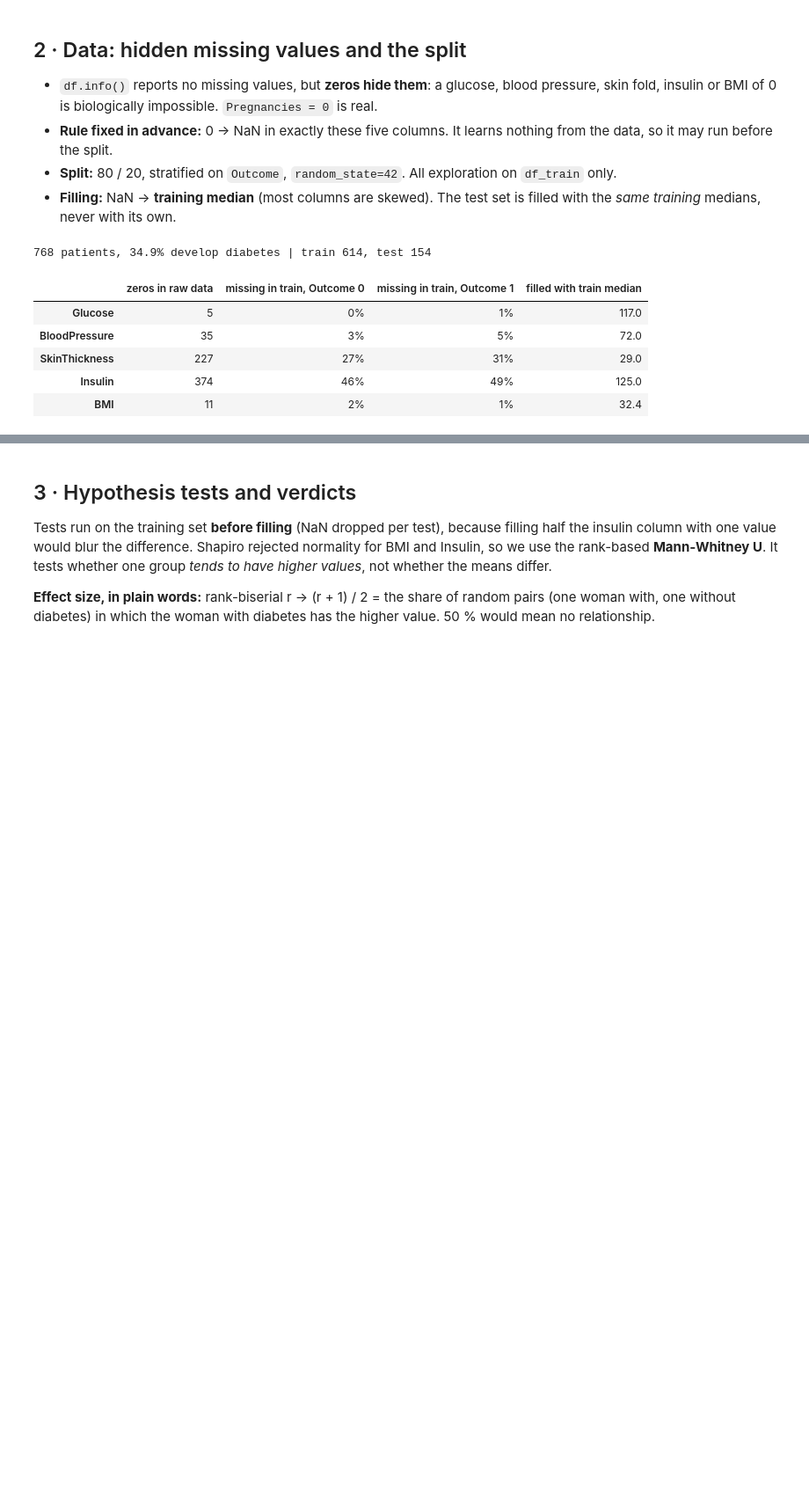
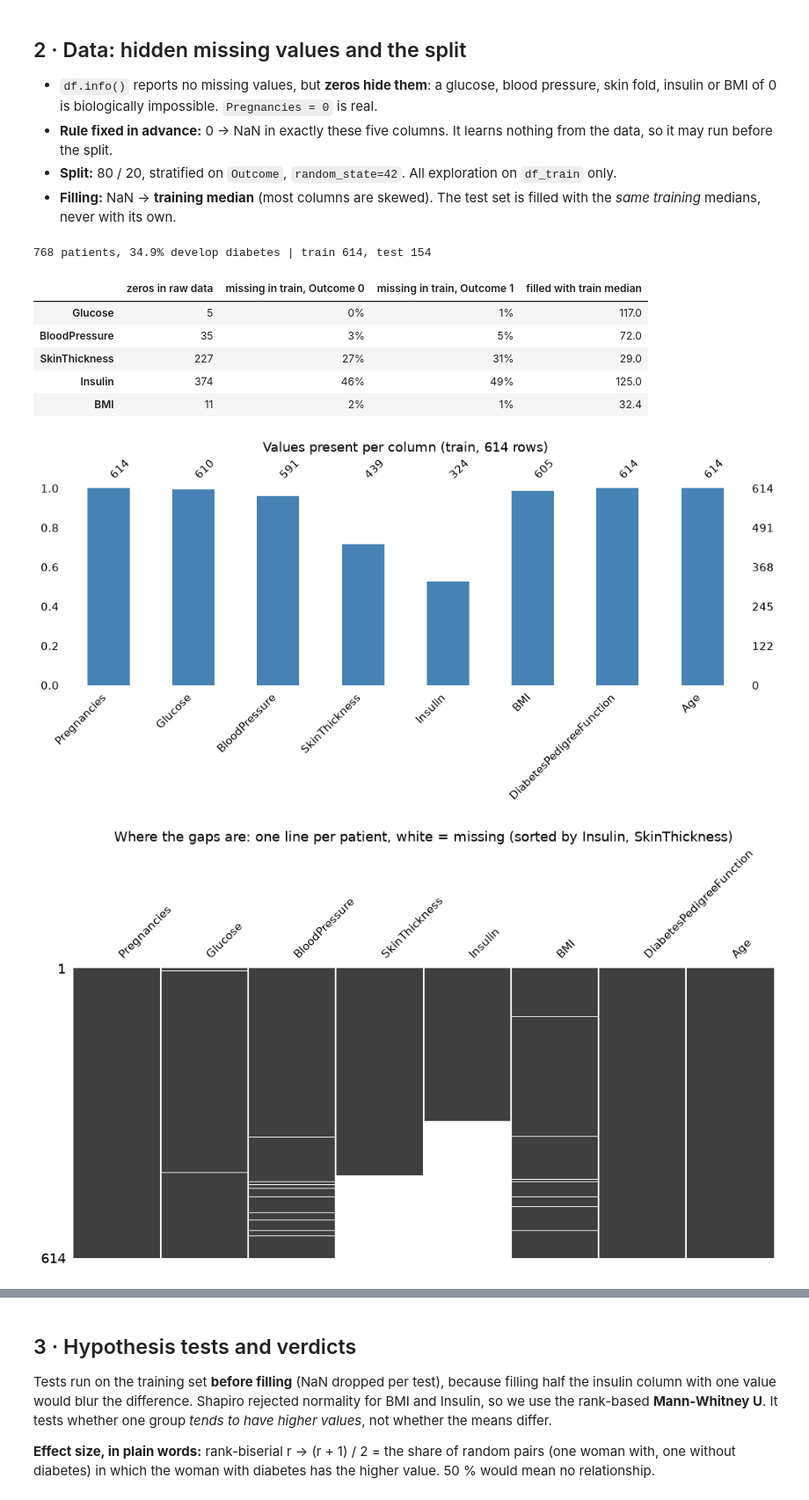
Before and after one commit to khaldounalhanawi/Project-Diabetes, a Jupyter notebook: 01_diabetes_project_presentation.ipynb, the cells around one changed output, grey strips where cells are left out. Shown at 88% size. Saved outputs shown, nothing was run; the diff lists cells and outputs as text; code cells hidden in the pictures; blank space fills up the shorter version.

```diff
--- a/01_diabetes_project_presentation.ipynb
+++ b/01_diabetes_project_presentation.ipynb
@@ -120,5 +121,17 @@ pd.DataFrame({
 | SkinThickness | 227 | 27% | 31% | 29.0 |
 | Insulin | 374 | 46% | 49% | 125.0 |
 | BMI | 11 | 2% | 1% | 32.4 |
+# %%
+# Missing-value plots (missingno, Khaldoun's idea), on the training set after 0 → NaN
+ax = msno.bar(df_train[FEATURES], figsize=(12, 3.5), fontsize=11, color="steelblue")
+ax.set_title("Values present per column (train, 614 rows)", fontsize=13)
+plt.show()
+
+ax = msno.matrix(df_train[FEATURES].sort_values(["Insulin", "SkinThickness"]), figsize=(12, 5), fontsize=11, sparkline=False)
+ax.set_title("Where the gaps are: one line per patient, white = missing (sorted by Insulin, SkinThickness)", fontsize=13)
+plt.show()
+# %% [output]
+[figure, added]
+[figure, added]
 # %% [markdown]
 **What to say:**
```
Also changed, not shown: parts of 2 cells of this notebook, 2 other files.
